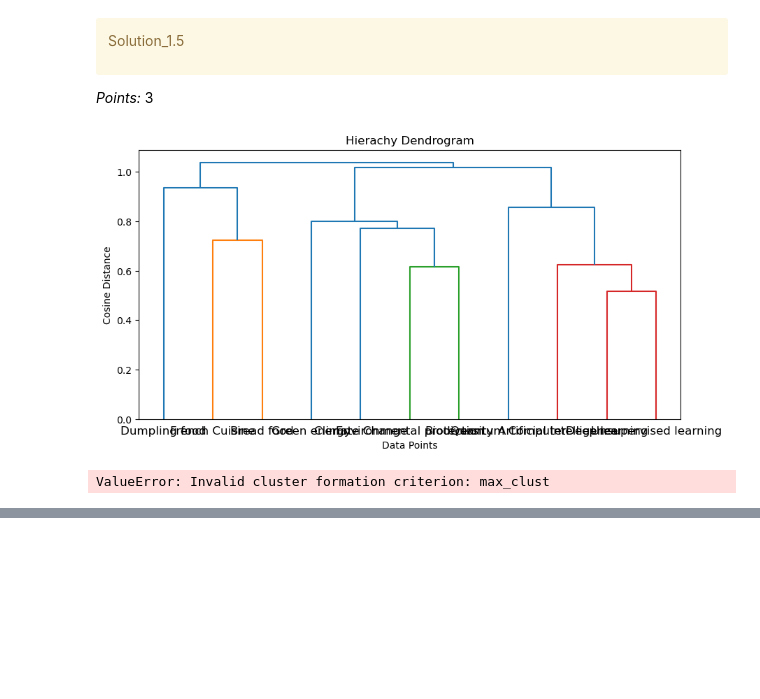
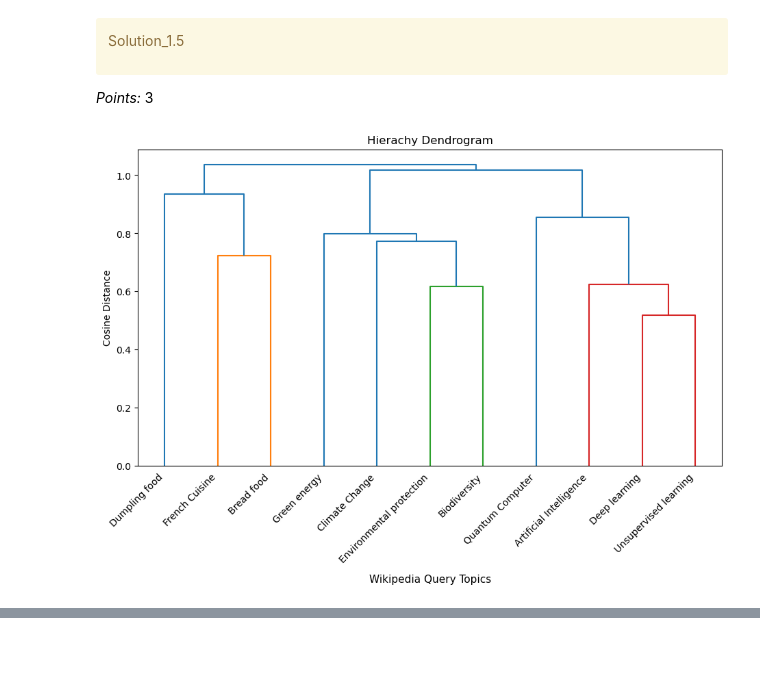
Before and after one commit to ansonnchan/cpsc-330, a Jupyter notebook: homeworks/HW6/hw6_exercise_1/hw6_exercise_1.ipynb, the cells around one changed output, grey strips where cells are left out. Cells and saved outputs as stored; diff of their text form; code cells hidden in the pictures; blank space fills up the shorter version.

```diff
--- a/homeworks/HW6/hw6_exercise_1/hw6_exercise_1.ipynb
+++ b/homeworks/HW6/hw6_exercise_1/hw6_exercise_1.ipynb
@@ -475,22 +475,21 @@ _Points:_ 3
 # %%
 import matplotlib.pyplot as plt # Re-imports and fixes the overwritten 'plt' variable
 from scipy.cluster.hierarchy import dendrogram, linkage
 
 hierachy_linkage = linkage(emb_sents, method='complete', metric='cosine')
 
-fig, ax = plt.subplots(figsize=(10, 5))
-dendrogram(hierachy_linkage, labels=wiki_df["wiki query"].tolist(), ax=ax)
+fig, ax = plt.subplots(figsize=(11, 6))
+dendrogram(hierachy_linkage, labels=wiki_df["wiki query"].tolist(), leaf_font_size = 10, orientation = 'top', ax=ax)
 plt.title("Hierachy Dendrogram")
 plt.ylabel("Cosine Distance")
-plt.xlabel("Data Points")
+plt.xlabel("Wikipedia Query Topics", fontsize=11, labelpad=10)
+plt.xticks(rotation=45, ha='right')
 plt.show()
 # %% [output]
-[figure, old version]
+[figure, new version]
 # %%
 from scipy.cluster.hierarchy import fcluster
-hier_emb_labels = fcluster(hierachy_linkage, t=3, criterion='max_clust')
+hier_emb_labels = fcluster(hierachy_linkage, t=3, criterion='maxclust')
-# %% [output]
-ValueError: Invalid cluster formation criterion: max_clust
 # %%
 wiki_df["emb_hierarchical"] = hier_emb_labels
 wiki_df
```
Also changed, not shown: parts of 1 cell of this notebook.
